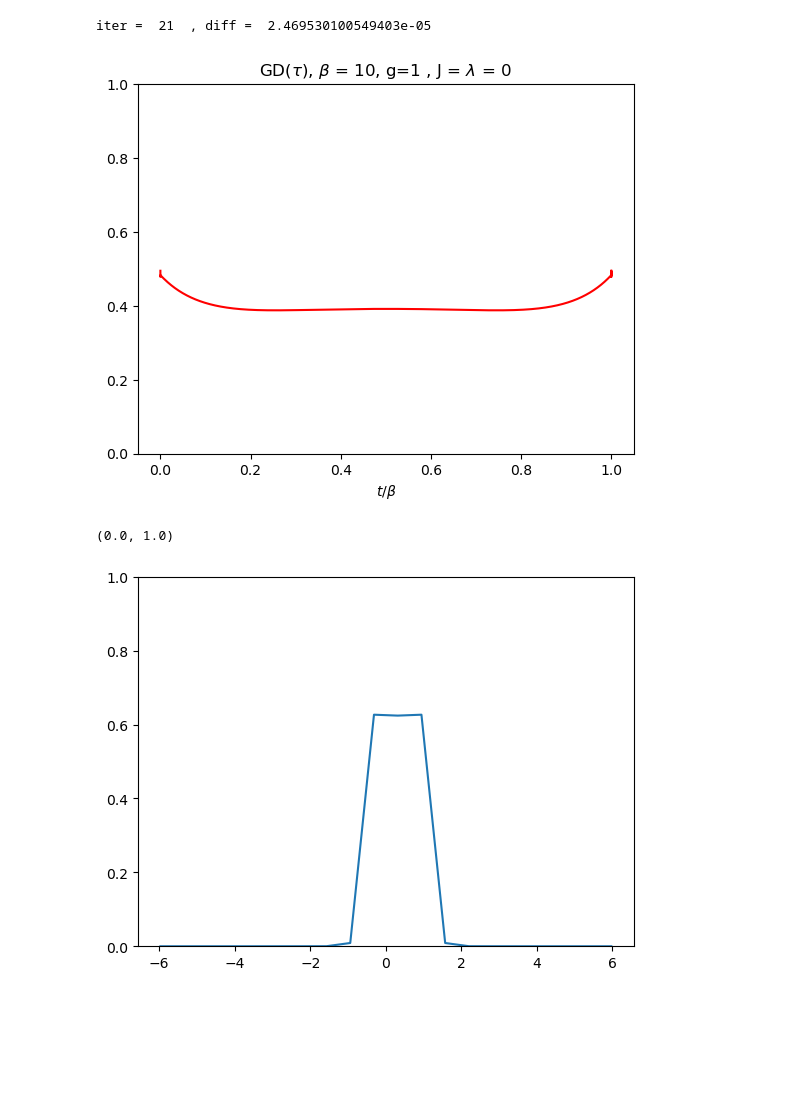
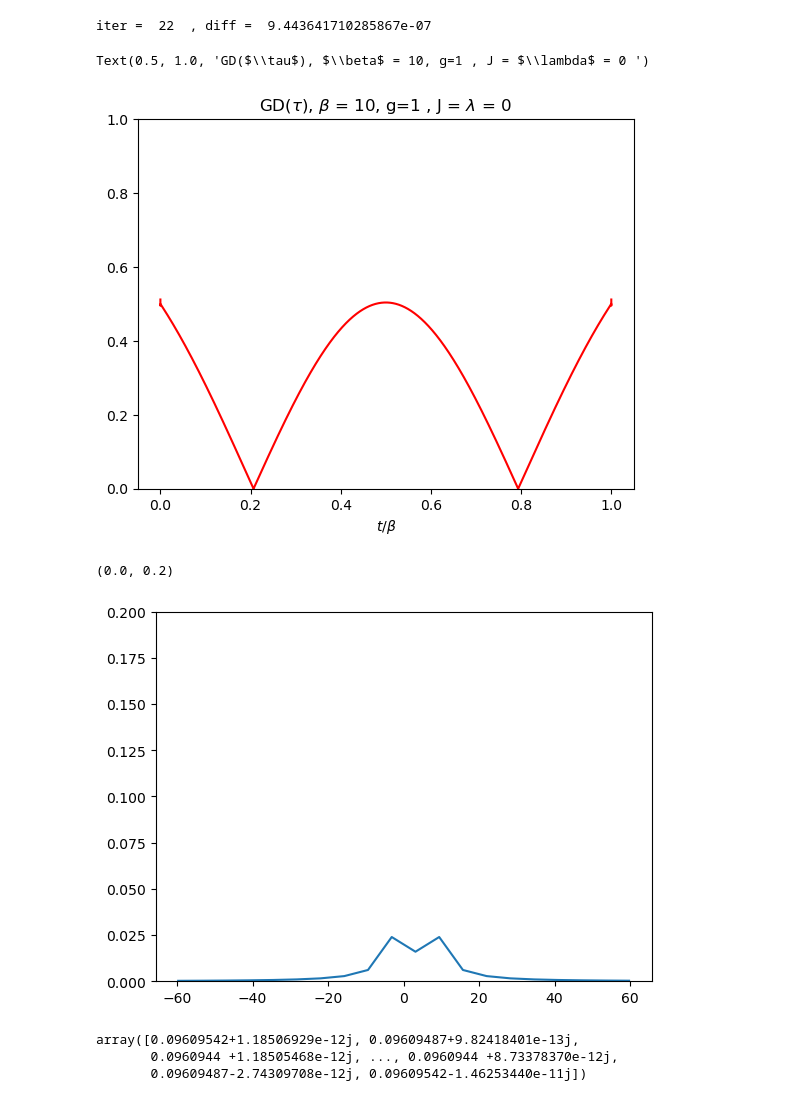
Before and after one commit to aravindhshankar/TwoSidedYSYK, a Jupyter notebook: Metal_Imag_time.ipynb, the cells around one changed output. Drawn from its saved outputs; the diff is of its cells as text; code cells hidden in the pictures; blank space fills up the shorter version.

```diff
--- a/Metal_Imag_time.ipynb
+++ b/Metal_Imag_time.ipynb
@@ -4,17 +4,17 @@ import numpy as np
 import matplotlib.pyplot as plt
 from matplotlib import rcParams
 # %%
-Nbig = int(1e5)
+Nbig = int(1e6)
 #Nbig = 10
 Jot = 1.0
-err = 1e-4
+err = 1e-6
 
-beta = 10.0
+beta = 1.0
 mu = 0
-g = 1.0
-J = 0.0
+g = 10.0
+J = 10.0
 phase = np.pi/2
-lamb = 0.0 * np.exp(1.0j * phase)
+lamb = 5.0 * np.exp(1.0j * phase)
 alpha = 1.0
 r = 0.1
 kappa = 1
@@ -49,8 +49,8 @@ while(diff>err):
 
     SigmaDtau = kappa * (g**2) * DDtau * GDtau
     SigmaODtau = kappa * (g**2) * DODtau * GODtau
-    PiDtau = g**2 * GDtau * GDtau[::-1]
-    PiODtau = g**2 * GODtau * GODtau[::-1]
+    PiDtau = -1.0 * g**2 * GDtau * GDtau[::-1]
+    PiODtau = -1.0 * g**2 * GODtau * GODtau[::-1]
 
     SigmaDomega = Time2FreqF(SigmaDtau,Nbig,beta)
     SigmaODomega = Time2FreqF(SigmaODtau,Nbig,beta)
@@ -80,7 +80,7 @@ while(diff>err):
 
 print("iter = ",itern," , diff = ", diff)
 # %% [output]
-iter =  21  , diff =  2.469530100549403e-05
+iter =  22  , diff =  9.443641710285867e-07
 # %%
 val = 1
 
@@ -89,13 +89,20 @@ ax = plt.plot(tau[val:-val]/beta,np.abs(GDtau[val:-val]),'r')
 plt.xlabel(r'$t/\beta$')
 plt.ylim([0,1])
 plt.title(r"GD($\tau$), $\beta$ = 10, g=1 , J = $\lambda$ = 0 ")
-plt.savefig('FirstPass.pdf')
+#plt.savefig('FirstPass.pdf')
 # %% [output]
+Text(0.5, 1.0, 'GD($\\tau$), $\\beta$ = 10, g=1 , J = $\\lambda$ = 0 ')
-[figure, old version]
+[figure, new version]
 # %%
 val = Nbig//2 - 10
-plt.plot(omega[val:-val], np.abs(DODomega)[val:-val])
-plt.ylim(0,1)
+plt.plot(omega[val:-val], np.abs(DDomega)[val:-val])
+plt.ylim(0,0.2)
 # %% [output]
-(0.0, 1.0)
+(0.0, 0.2)
-[figure, old version]
+[figure, new version]
+# %%
+DDtau
+# %% [output]
+array([0.09609542+1.18506929e-12j, 0.09609487+9.82418401e-13j,
+       0.0960944 +1.18505468e-12j, ..., 0.0960944 +8.73378370e-12j,
+       0.09609487-2.74309708e-12j, 0.09609542-1.46253440e-11j])
```
